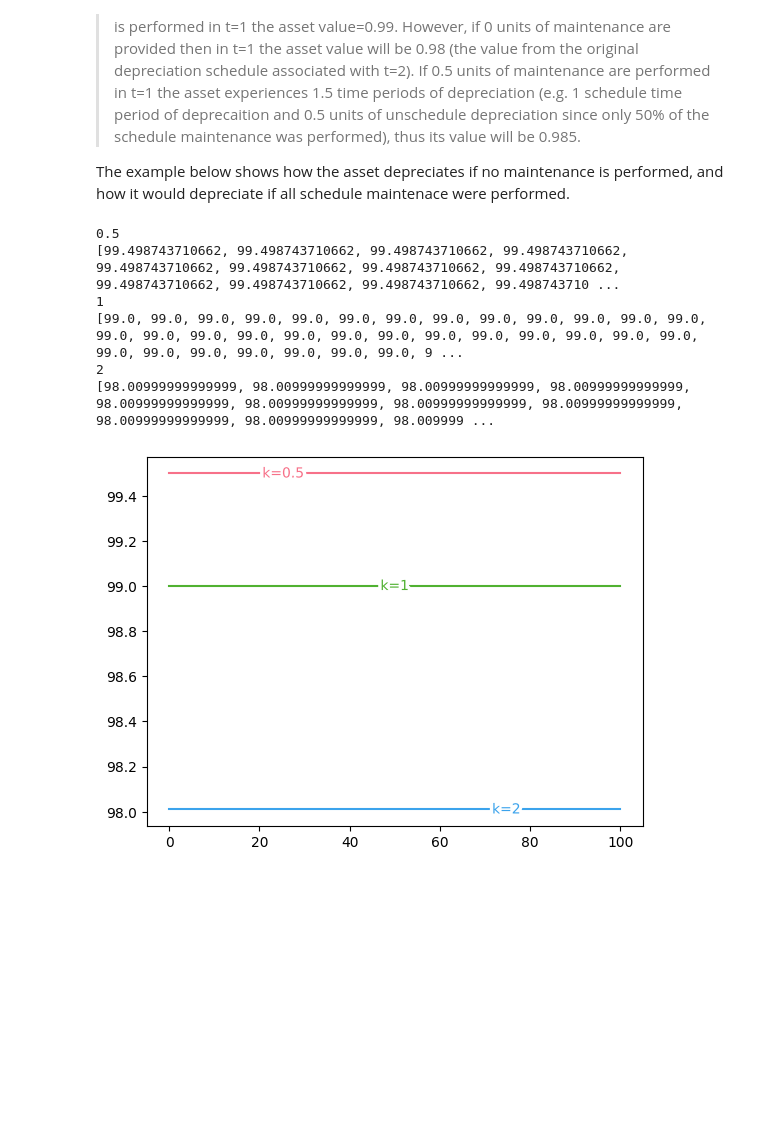
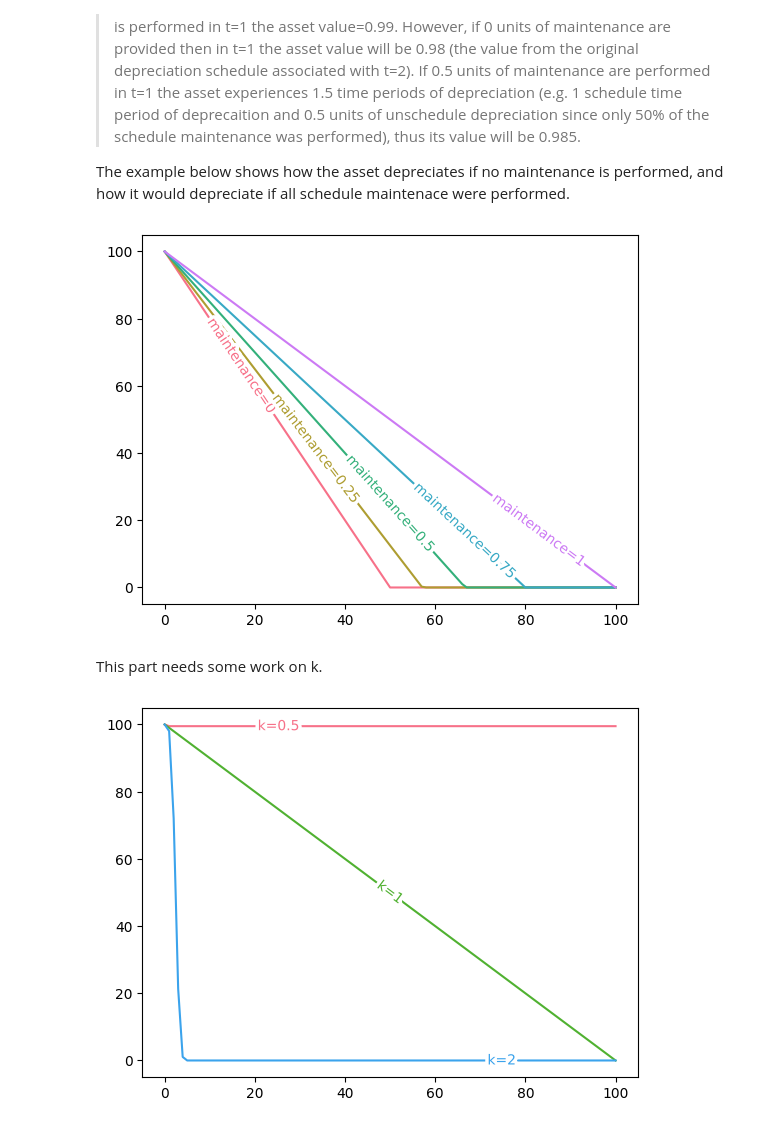
Before and after one commit to JohnRushKucharski/canteen, a Jupyter notebook: notebooks/asset.ipynb, the cells around one changed output. Cells and saved outputs as stored; diff of their text form; code cells hidden in the pictures; blank space fills up the shorter version.

```diff
--- a/notebooks/asset.ipynb
+++ b/notebooks/asset.ipynb
@@ -48,21 +48,36 @@ An asset follows the depreciation schedule presented above if the required maint
 >Suppose an asset requires 1 unit of maintenance each year to maintain the linear depreciation schedule for k=1. In t=0 the asset value=1.0, if the required maintenance is performed in t=1 the asset value=0.99. However, if 0 units of maintenance are provided then in t=1 the asset value will be 0.98 (the value from the original depreciation schedule associated with t=2). If 0.5 units of maintenance are performed in t=1 the asset experiences 1.5 time periods of depreciation (e.g. 1 schedule time period of deprecaition and 0.5 units of unschedule depreciation since only 50% of the schedule maintenance was performed), thus its value will be 0.985.
 
 The example below shows how the asset depreciates if no maintenance is performed, and how it would depreciate if all schedule maintenace were performed.
+# %%
+ts = list(range(101))
+maintenance_levels = [0, 0.25, 0.5, 0.75, 1]
+colors = sns.color_palette('husl', len(maintenance_levels))
+
+for i, x in enumerate(maintenance_levels):
+    asset = Asset()
+    ys = [asset.value]
+    for t in ts[1:]:
+        asset = asset.depreciate(x)
+        ys.append(asset.value)
+    plt.plot(ts, ys, label=f"maintenance={x}", color=colors[i])
+labelLines(plt.gca().get_lines(), zorder=2.5)
+plt.show()
+# %% [output]
+[figure, added]
+# %% [markdown]
+This part needs some work on k.
 # %%
-ts = list(range(0, 101))
+ts = list(range(101))
 colors = sns.color_palette('husl', len(parameters[2:5]))
 
 assets = [Asset(parameters=params) for params in parameters[2:5]]
 for i, z in enumerate(assets):
-    ys = [z.depreciate(1.0).value for _ in ts]
+    ys = [z.value]
+    for t in ts[1:]:
+        z = z.depreciate(1.0)
+        ys.append(z.value)
     plt.plot(ts, ys, label=f"k={z.parameters.k}", color=colors[i])
 labelLines(plt.gca().get_lines(), zorder=2.5)
 plt.show()
 # %% [output]
-0.5
-[99.498743710662, 99.498743710662, 99.498743710662, 99.498743710662, 99.498743710662, 99.498743710662, 99.498743710662, 99.498743710662, 99.498743710662, 99.498743710662, 99.498743710662, 99.498743710 ...
-1
-[99.0, 99.0, 99.0, 99.0, 99.0, 99.0, 99.0, 99.0, 99.0, 99.0, 99.0, 99.0, 99.0, 99.0, 99.0, 99.0, 99.0, 99.0, 99.0, 99.0, 99.0, 99.0, 99.0, 99.0, 99.0, 99.0, 99.0, 99.0, 99.0, 99.0, 99.0, 99.0, 99.0, 9 ...
-2
-[98.00999999999999, 98.00999999999999, 98.00999999999999, 98.00999999999999, 98.00999999999999, 98.00999999999999, 98.00999999999999, 98.00999999999999, 98.00999999999999, 98.00999999999999, 98.009999 ...
-[figure, old version]
+[figure, new version]
```
Also changed, not shown: 11 other files.
